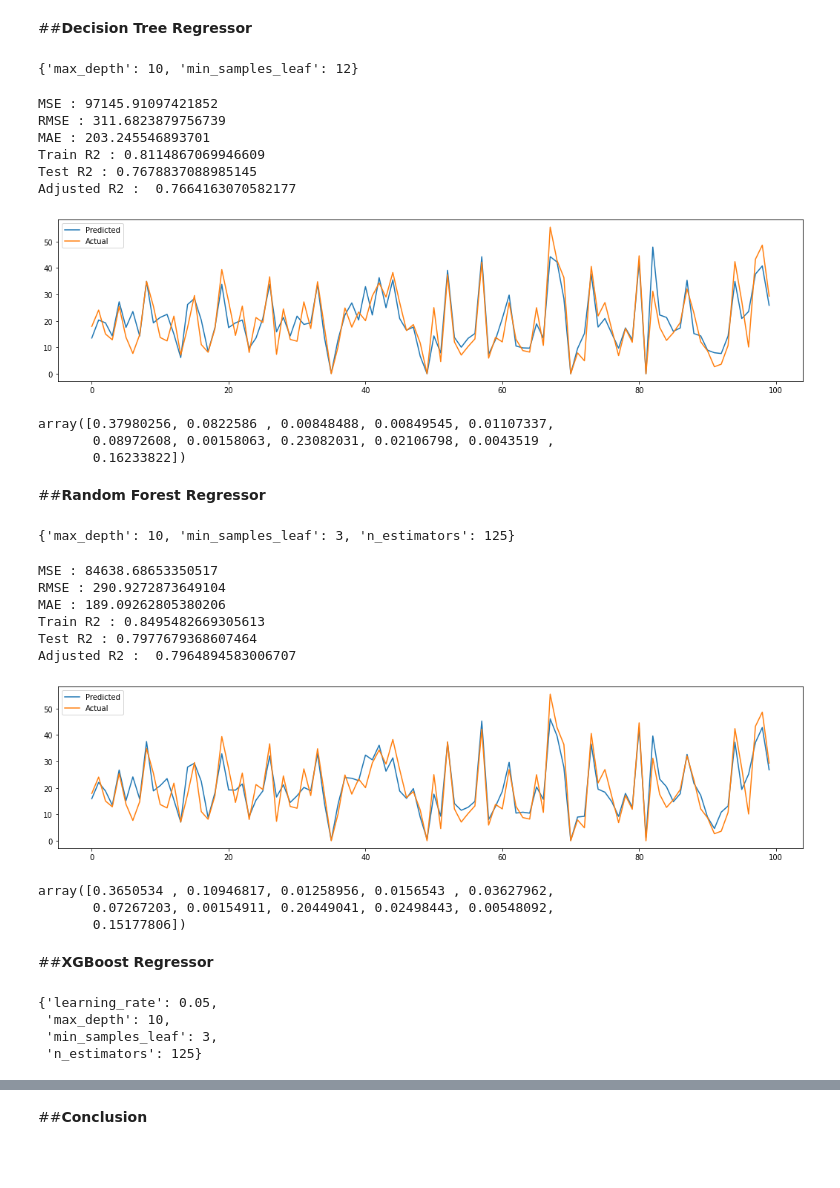
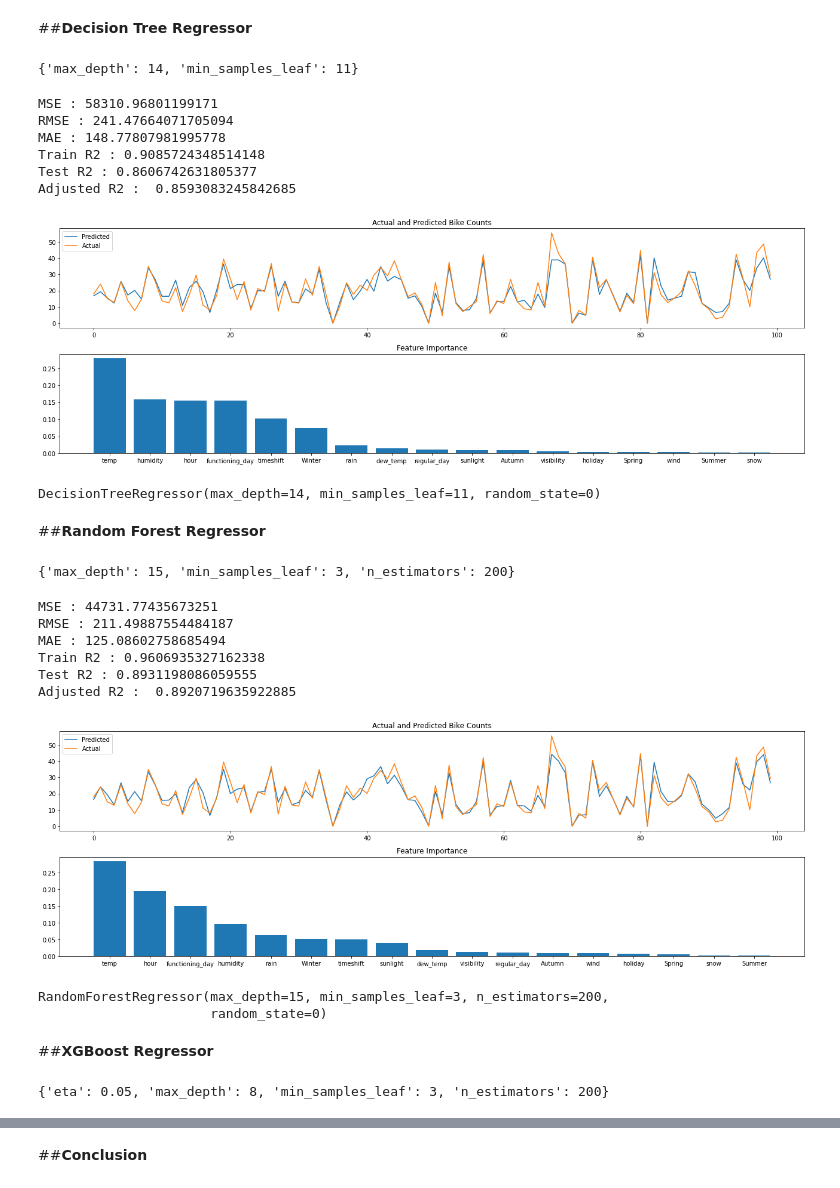
Before and after one commit to s-kp/CapstoneProject-MLRegression, a Jupyter notebook: Bike_Sharing_Demand_Prediction_Capstone_Project.ipynb, the cells around one changed output, grey strips where cells are left out. Saved outputs shown, nothing was run; the diff lists cells and outputs as text; code cells hidden in the pictures; blank space fills up the shorter version.

```diff
--- a/Bike_Sharing_Demand_Prediction_Capstone_Project.ipynb
+++ b/Bike_Sharing_Demand_Prediction_Capstone_Project.ipynb
@@ -385,3 +381,10 @@ X_train, X_test, y_train, y_test = train_test_split( X,y , test_size = 0.2, rand
+# %%
+# Defining variables required
+scaler = MinMaxScaler()
+y = np.sqrt(dataset['bike_count'])
+features = [i for i in df.columns if i not in ['bike_count']]
+independent_variables = [i for i in df.columns if i not in ['bike_count','Winter',
+                        'Summer','dew_temp','holiday','functioning_day','hour']]
 # %%
 # Defining a function to train the input model and print evaluation matrix
 def analyse_model(model, X_train, X_test, y_train, y_test):
@@ -430,62 +455,60 @@ array([ 32.54134302, -13.2983417 ,  -1.87423746,   1.30563966,
 # %% [markdown]
 ##**Decision Tree Regressor**
+# %%
+# Splitting the data into train and test by redefining X
+X = scaler.fit_transform(df[features])
+X_train, X_test, y_train, y_test = train_test_split( X,y , test_size = 0.2, random_state = 0)
 # %%
 # Decision Forest Regressor GridSearch
-grid_values = {'max_depth':np.arange(2,11,2), 'min_samples_leaf':np.arange(3,15,3)}
-dt = GridSearchCV(DecisionTreeRegressor(random_state=0), param_grid = grid_values, scoring = 'neg_mean_squared_error', cv=5)
+grid = {'max_depth':np.arange(8,20,3), 'min_samples_leaf':np.arange(5,15,3)}
+dt = GridSearchCV(DecisionTreeRegressor(), param_grid = grid, scoring = 'neg_mean_squared_error', cv=5)
 dt.fit(X_train, y_train).best_params_
 # %% [output]
-{'max_depth': 10, 'min_samples_leaf': 12}
+{'max_depth': 14, 'min_samples_leaf': 11}
 # %%
 # Analysing the best model
-dt = DecisionTreeRegressor(max_depth=10, random_state=0, min_samples_leaf=12)
-analyse_model(dt, X_train, X_test, y_train, y_test).feature_importances_
+dt = DecisionTreeRegressor(max_depth=14, min_samples_leaf=11, random_state=0)
+analyse_model(dt, X_train, X_test, y_train, y_test)
 # %% [output]
-MSE : 97145.91097421852
-RMSE : 311.6823879756739
-MAE : 203.245546893701
-Train R2 : 0.8114867069946609
-Test R2 : 0.7678837088985145
-Adjusted R2 :  0.7664163070582177
+MSE : 58310.96801199171
+RMSE : 241.47664071705094
+MAE : 148.77807981995778
+Train R2 : 0.9085724348514148
+Test R2 : 0.8606742631805377
+Adjusted R2 :  0.8593083245842685
-[figure, old version]
+[figure, new version]
-array([0.37980256, 0.0822586 , 0.00848488, 0.00849545, 0.01107337,
-       0.08972608, 0.00158063, 0.23082031, 0.02106798, 0.0043519 ,
-       0.16233822])
+DecisionTreeRegressor(max_depth=14, min_samples_leaf=11, random_state=0)
 # %% [markdown]
 ##**Random Forest Regressor**
 # %%
 # Random Forest Regressor GridSearch
-grid_values = {'n_estimators':np.arange(25,150,25), 'max_depth':np.arange(2,11,2), 'min_samples_leaf':np.arange(3,15,3)}
-rf = GridSearchCV(RandomForestRegressor(random_state=0), param_grid = grid_values, scoring = 'neg_mean_squared_error', cv=5)
+grid = {'n_estimators':[100,200], 'max_depth':[8,12,15], 'min_samples_leaf':[3,5,7]}
+rf = GridSearchCV(RandomForestRegressor(random_state=0), param_grid=grid, scoring='neg_mean_squared_error', cv=5)
 rf.fit(X_train, y_train).best_params_
 # %% [output]
-{'max_depth': 10, 'min_samples_leaf': 3, 'n_estimators': 125}
+{'max_depth': 15, 'min_samples_leaf': 3, 'n_estimators': 200}
 # %%
 # Analysing the best model
-rf = RandomForestRegressor(max_depth=10, n_estimators=125, random_state=0,min_samples_leaf=3)
-analyse_model(rf, X_train, X_test, y_train, y_test).feature_importances_
+rf = RandomForestRegressor(max_depth=15, n_estimators=200, min_samples_leaf=3, random_state=0)
+analyse_model(rf, X_train, X_test, y_train, y_test)
 # %% [output]
-MSE : 84638.68653350517
-RMSE : 290.9272873649104
-MAE : 189.09262805380206
-Train R2 : 0.8495482669305613
-Test R2 : 0.7977679368607464
-Adjusted R2 :  0.7964894583006707
+MSE : 44731.77435673251
+RMSE : 211.49887554484187
+MAE : 125.08602758685494
+Train R2 : 0.9606935327162338
+Test R2 : 0.8931198086059555
+Adjusted R2 :  0.8920719635922885
-[figure, old version]
+[figure, new version]
-array([0.3650534 , 0.10946817, 0.01258956, 0.0156543 , 0.03627962,
-       0.07267203, 0.00154911, 0.20449041, 0.02498443, 0.00548092,
-       0.15177806])
+RandomForestRegressor(max_depth=15, min_samples_leaf=3, n_estimators=200,
+                      random_state=0)
 # %% [markdown]
 ##**XGBoost Regressor**
 # %%
 # XGBoost Regressor GridSearch
-grid_values = {'n_estimators':np.arange(25,150,25), 'max_depth':np.arange(2,11,2), 'learning_rate':[0.05,0.08,0.1], 'min_samples_leaf':np.arange(3,15,3)}
-xgb = GridSearchCV(XGBRegressor(silent=True, random_state=1), param_grid = grid_values, scoring = 'neg_mean_squared_error', cv=5)
+grid = {'n_estimators':[200], 'max_depth':[8,12], 'eta':[0.05,0.08,0.1], 'min_samples_leaf':[3,5]}
+xgb = GridSearchCV(XGBRegressor(silent=True, random_state=1), param_grid=grid, scoring='neg_mean_squared_error', cv=5)
 xgb.fit(X_train, y_train).best_params_
 # %% [output]
-{'learning_rate': 0.05,
- 'max_depth': 10,
- 'min_samples_leaf': 3,
- 'n_estimators': 125}
+{'eta': 0.05, 'max_depth': 8, 'min_samples_leaf': 3, 'n_estimators': 200}
 # %%
 # Analysing the best model
```
Also changed, not shown: parts of 13 cells of this notebook.
